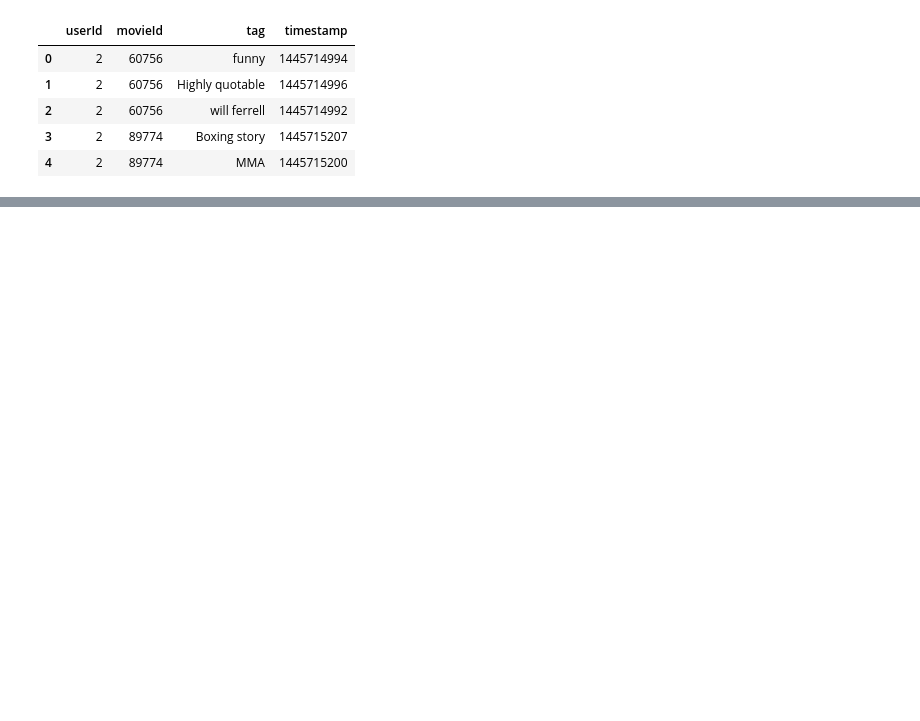
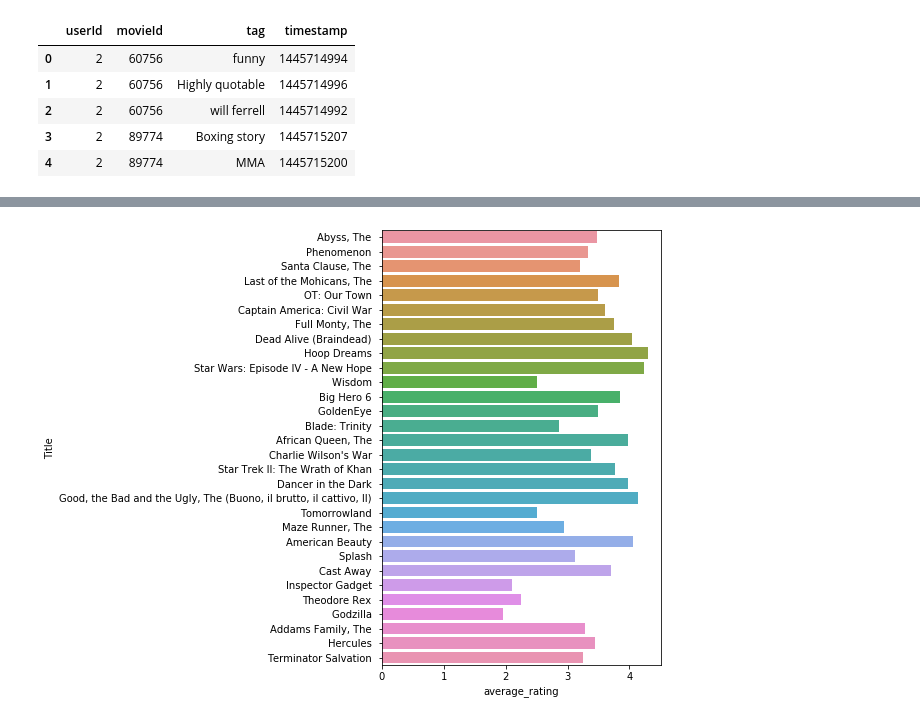
Before and after one commit to Manudeep-git/Weekend_Movie_Trip, a Jupyter notebook: Weekend Movie Trip.ipynb, the cells around one changed output, grey strips where cells are left out. Saved outputs shown, nothing was run; the diff lists cells and outputs as text; code cells hidden in the pictures; blank space fills up the shorter version.

```diff
--- a/Weekend Movie Trip.ipynb
+++ b/Weekend Movie Trip.ipynb
@@ -32,0 +139,4 @@ movies=pd.read_csv('./ml-latest-small/movies.csv')
+# %%
+#combining movies and ratings to perform some EDA
+df_movies_ratings=pd.merge(movies,ratings,on=['movieId'])
+df_movies_ratings.head()
@@ -32,0 +154,7 @@ movies=pd.read_csv('./ml-latest-small/movies.csv')
+# %%
+df_movies_ratings.sort_values(by=['movieId','rating'],inplace=True)
+df_movies_ratings.reset_index(inplace=True)
+#df_movies_ratings.head()
+# %%
+df_movies_ratings.drop('index',axis=1,inplace=True)
+df_movies_ratings.head()
@@ -32,0 +221,7 @@ movies=pd.read_csv('./ml-latest-small/movies.csv')
+# %%
+#plotting average_rating vs movie
+plt.figure(figsize=(5,8))
+ax=sns.barplot(x='average_rating',y='Title',data=df_movies_ratings.sample(30))
+plt.show()
+# %% [output]
+[figure, added]
```
Also changed, not shown: parts of 30 cells of this notebook.
